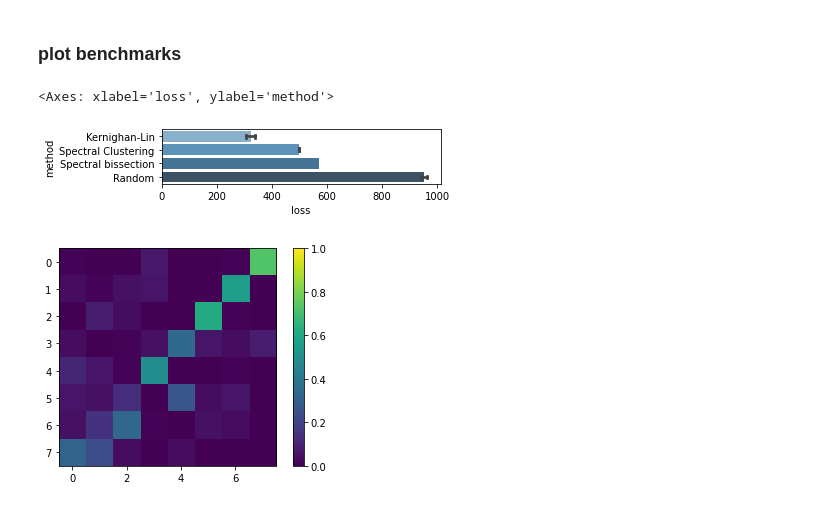
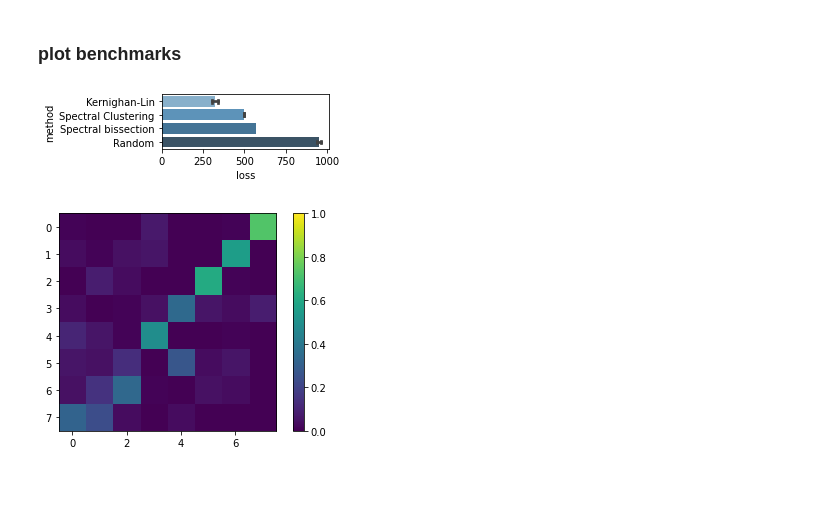
Before and after one commit to djunamay/ABCA7lof2, a Jupyter notebook: 08-processing_gsets.ipynb, the cells around one changed output. Saved outputs shown, nothing was run; the diff lists cells and outputs as text; code cells hidden in the pictures.

```diff
--- a/08-processing_gsets.ipynb
+++ b/08-processing_gsets.ipynb
@@ -247,16 +253,16 @@ for i in (range(1000)):
 # %%
 # plot loss by method for cluster size 8
 
 df = pd.DataFrame(np.concatenate((loss_kl, loss_sc, np.array([loss_sp]), loss_uniform)))
 df['method'] = np.concatenate((np.repeat('Kernighan-Lin', len(loss_kl)), np.repeat('Spectral Clustering', len(loss_sc)), ['Spectral bissection'], np.repeat('Random', len(loss_uniform))))
 df.columns = ['loss', 'method']
 
-plt.figure(figsize=(5,1))
+plt.figure(figsize=(3,1))
 
 sns.barplot(data=df, x="loss", y="method", estimator=np.mean, ci='sd', capsize=.2, color='lightblue', palette = "Blues_d")
+plt.savefig('./pdf_figures/losses.pdf')
 # %% [output]
-<Axes: xlabel='loss', ylabel='method'>
-[figure, old version]
+[figure, new version]
 # %%
 # plot loss by method for a range of sizes
 # %%
```
Also changed, not shown: parts of 6 cells of this notebook.
